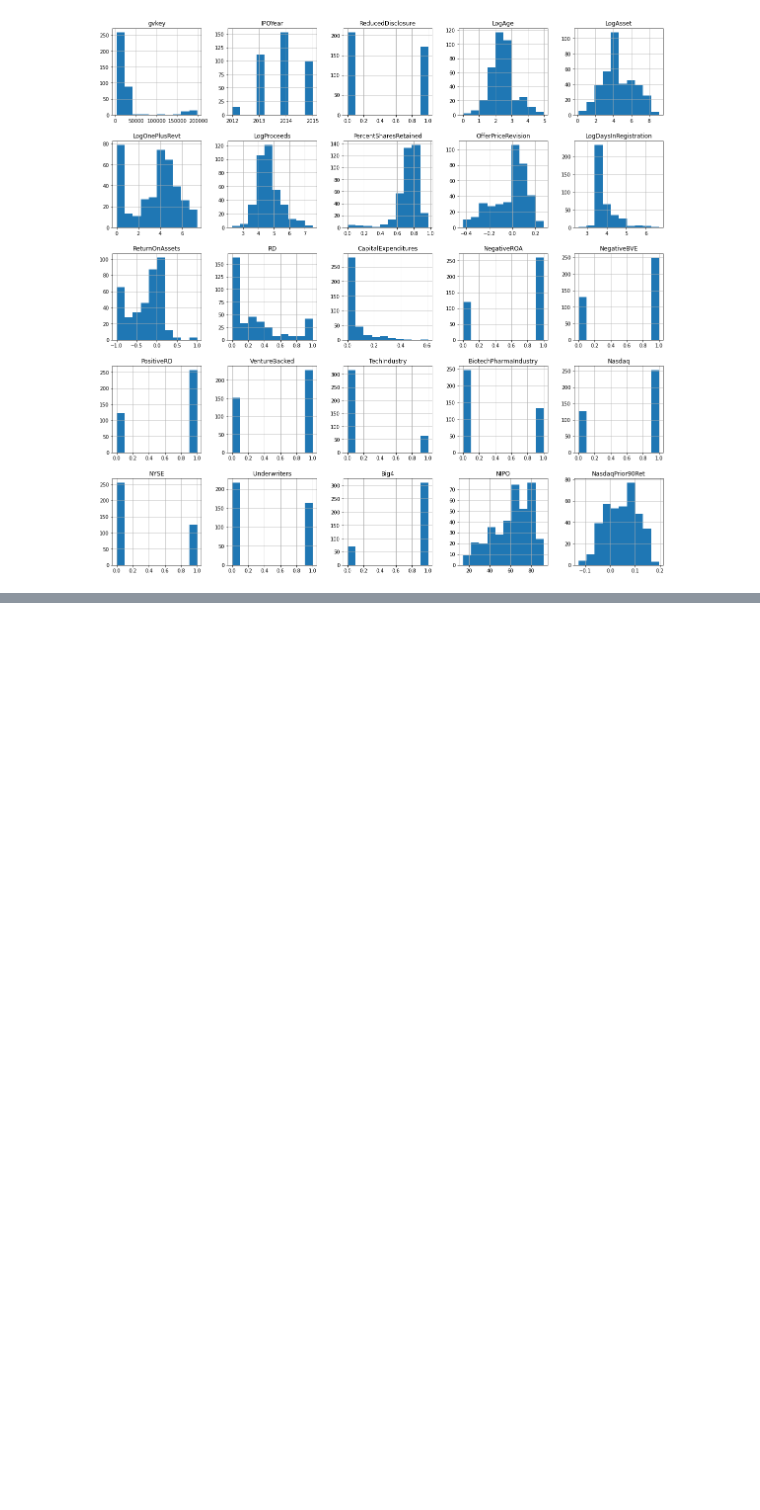
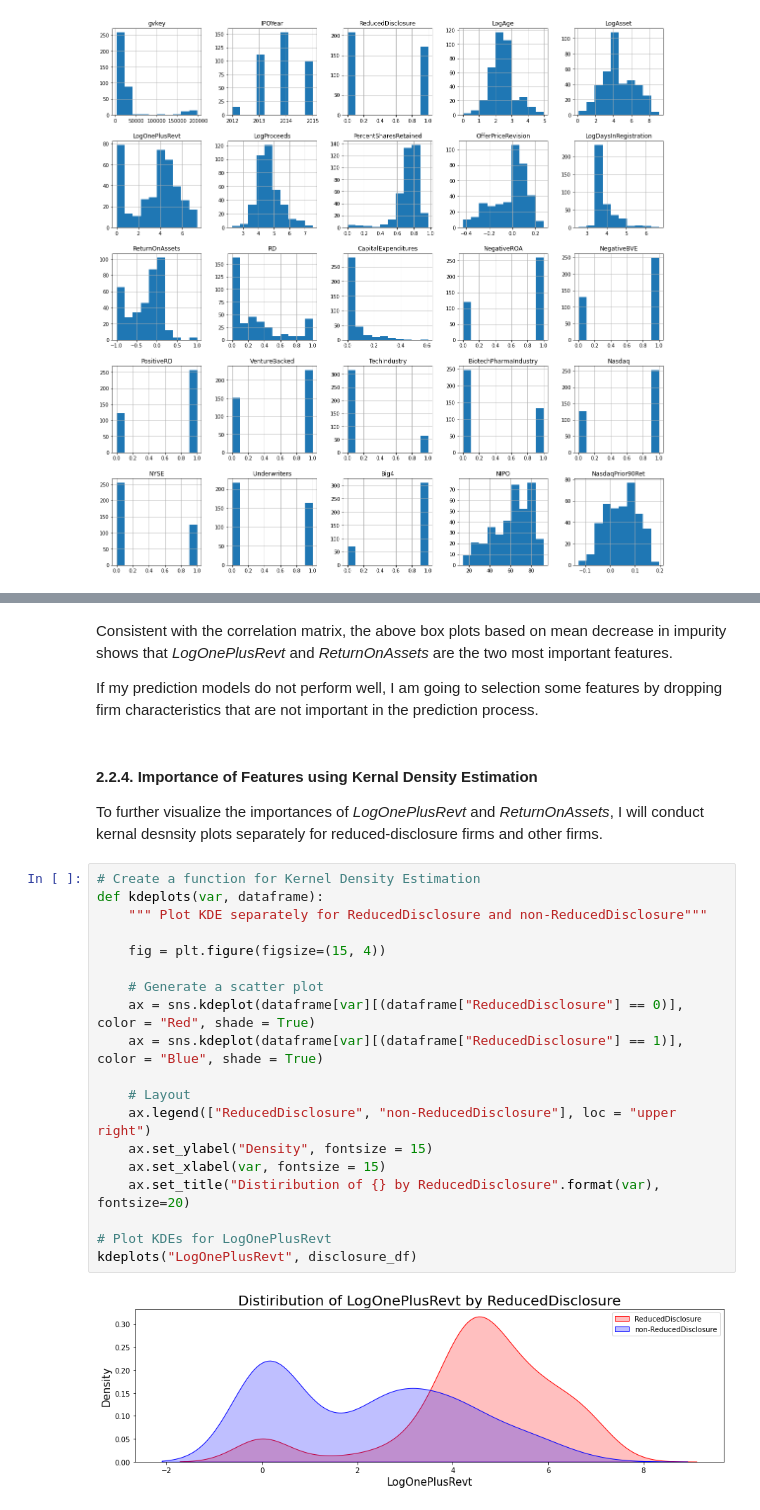
Before and after one commit to youngdataspace/Predict-Disclosure-Choices-Using-Machine-Learning-Classifiers, a Jupyter notebook: ReducedDisclosurePrediction.ipynb, the cells around one changed output, grey strips where cells are left out. Drawn from its saved outputs; the diff is of its cells as text; blank space fills up the shorter version.

```diff
--- a/ReducedDisclosurePrediction.ipynb
+++ b/ReducedDisclosurePrediction.ipynb
@@ -109,0 +150,28 @@ plt.show()
+# %% [markdown]
+Consistent with the correlation matrix, the above box plots based on mean decrease in impurity shows that *LogOnePlusRevt* and *ReturnOnAssets* are the two most important features.
+
+If my prediction models do not perform well, I am going to selection some features by dropping firm characteristics that are not important in the prediction process.
+# %% [markdown]
+#### 2.2.4. Importance of Features using Kernal Density Estimation
+To further visualize the importances of *LogOnePlusRevt* and *ReturnOnAssets*, I will conduct kernal desnsity plots separately for reduced-disclosure firms and other firms.
+# %%
+# Create a function for Kernel Density Estimation
+def kdeplots(var, dataframe):
+    """ Plot KDE separately for ReducedDisclosure and non-ReducedDisclosure"""
+
+    fig = plt.figure(figsize=(15, 4))
+
+    # Generate a scatter plot
+    ax = sns.kdeplot(dataframe[var][(dataframe["ReducedDisclosure"] == 0)], color = "Red", shade = True)
+    ax = sns.kdeplot(dataframe[var][(dataframe["ReducedDisclosure"] == 1)], color = "Blue", shade = True)
+
+    # Layout
+    ax.legend(["ReducedDisclosure", "non-ReducedDisclosure"], loc = "upper right")
+    ax.set_ylabel("Density", fontsize = 15)
+    ax.set_xlabel(var, fontsize = 15)
+    ax.set_title("Distiribution of {} by ReducedDisclosure".format(var), fontsize=20)
+
+# Plot KDEs for LogOnePlusRevt
+kdeplots("LogOnePlusRevt", disclosure_df)
+# %% [output]
+[figure, added]
```
Also changed, not shown: parts of 59 cells of this notebook.
